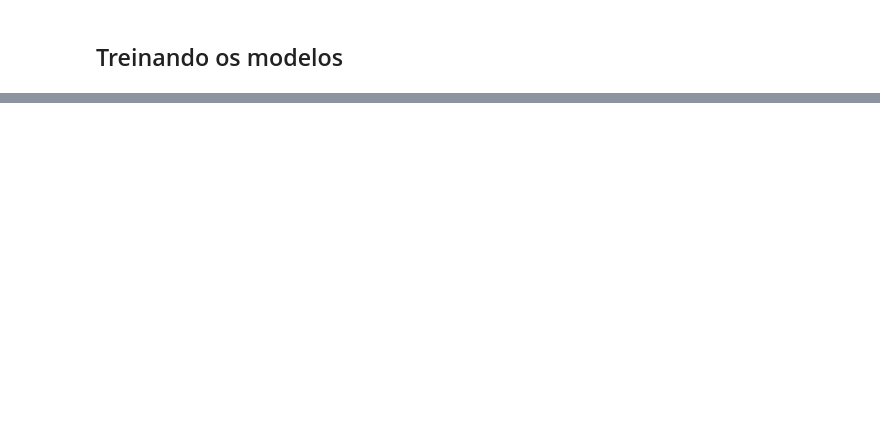
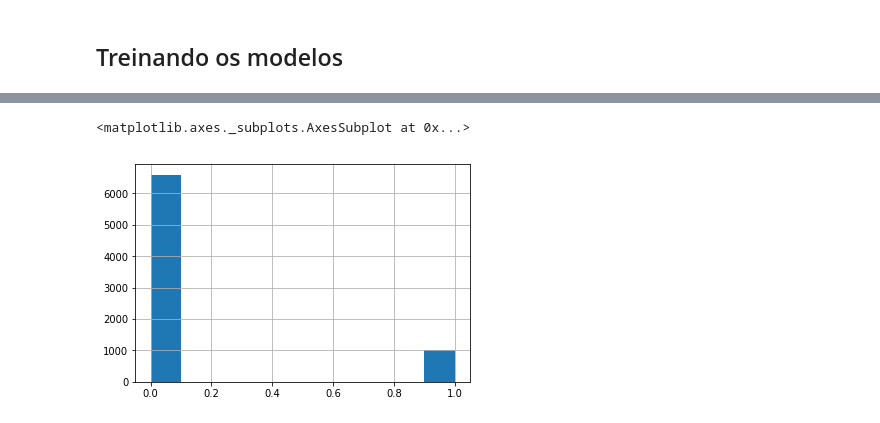
Before and after one commit to juliobguedes/predictive-data-science, a Jupyter notebook: lab4/notebooks/Lab4.ipynb, the cells around one changed output, grey strips where cells are left out. Drawn from its saved outputs; the diff is of its cells as text; code cells hidden in the pictures; blank space fills up the shorter version.

```diff
--- a/lab4/notebooks/Lab4.ipynb
+++ b/lab4/notebooks/Lab4.ipynb
@@ -123,6 +224,7 @@ def transforma_fatores(df):
   return df
 
 treino = transforma_fatores(treino)
+teste = transforma_fatores(teste)
 # %% [markdown]
 Como a escolaridade é um fator que, quanto maior, mais impacto, a codificamos de uma forma diferente, seguindo a função abaixo.
 # %%
@@ -144,2 +257,19 @@ treino = codifica_escolaridade(treino)
+# %%
+def append_dummy_zeros(dataframe, nome_coluna):
+  dataframe[nome_coluna] = pd.Series([0 for i in range(len(dataframe))])
+  return dataframe
+
+for key in teste.keys():
+  try:
+    treino[key]
+  except:
+    treino = append_dummy_zeros(treino, key)
+
+for key in treino.keys():
+  try:
+    teste[key]
+  except:
+    if (key != 'votos'):
+      teste = append_dummy_zeros(teste, key)
 # %% [markdown]
 ## Treinando os modelos
@@ -159,0 +296,5 @@ print(acc, prec, recall)
+# %%
+y.hist()
+# %% [output]
+<matplotlib.axes._subplots.AxesSubplot at 0x...>
+[figure, added]
```
Also changed, not shown: parts of 132 cells of this notebook, 9 other files.
